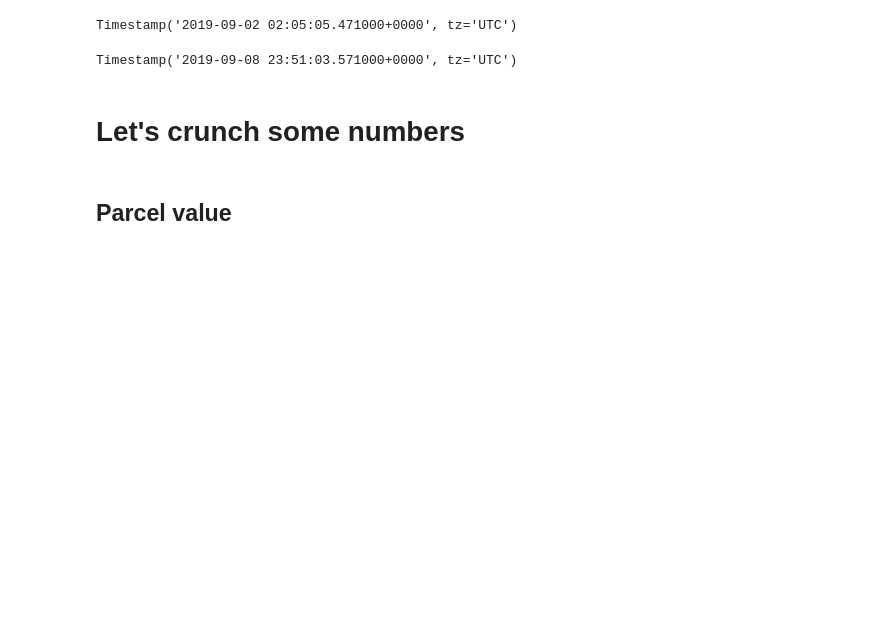
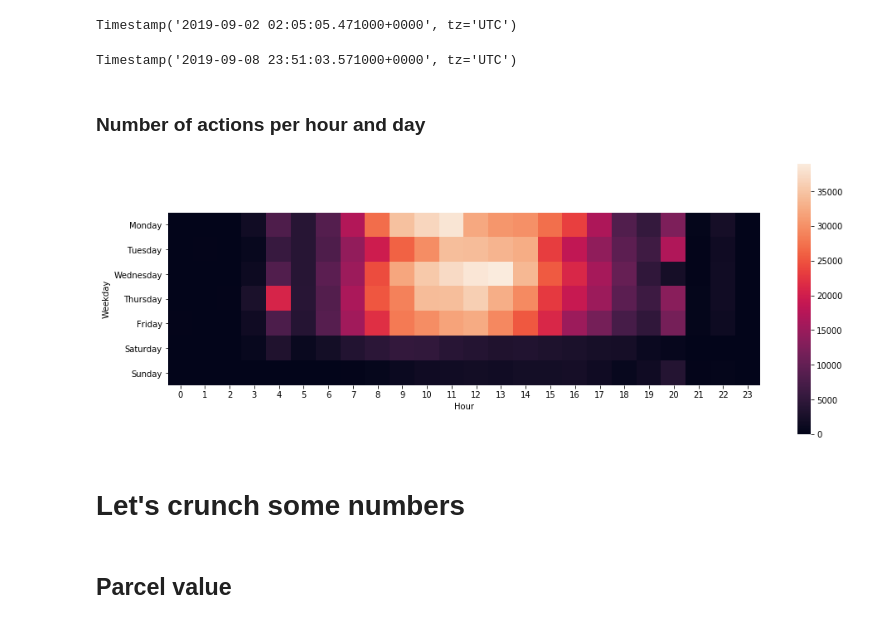
Before and after one commit to Garrus990/pointp, a Jupyter notebook: pointp_data.ipynb, the cells around one changed output. Drawn from its saved outputs; the diff is of its cells as text; code cells hidden in the pictures; blank space fills up the shorter version.

Commit message:
Diagram of actions per weekday and hour.

```diff
--- a/pointp_data.ipynb
+++ b/pointp_data.ipynb
@@ -37,6 +37,9 @@ data.columns = data.columns.str.replace('.1', '_row')
 # make size categorical and ordered
 parcel_size_cat = CategoricalDtype(categories=["A", "B", "C"], ordered=True)
 data['size_row'] = data['size_row'].astype(parcel_size_cat)
+
+# last row is some metadata, we may safely ignore it
+data = data[:-1]
 # %%
 data.shape
 # %% [output]
@@ -79,6 +82,20 @@ Timestamp('2019-09-02 02:05:05.471000+0000', tz='UTC')
 max(data['date_created'])
 # %% [output]
 Timestamp('2019-09-08 23:51:03.571000+0000', tz='UTC')
+# %% [markdown]
+### Number of actions per hour and day
+# %%
+data = data.assign(weekday_created=data['date_created'].dt.day_name(), hour_created=data['date_created'].dt.hour)
+weekday_cat = CategoricalDtype(categories=["Monday", "Tuesday", "Wednesday", "Thursday", "Friday", "Saturday", "Sunday"], ordered=True)
+data['weekday_created'] = data['weekday_created'].astype(weekday_cat)
+# %%
+plt.figure(figsize=(16, 6))
+sns.heatmap(pd.crosstab(data['weekday_created'], data['hour_created']), square=True)
+plt.xlabel('Hour')
+plt.ylabel('Weekday')
+plt.show()
+# %% [output]
+[figure, added]
 # %% [markdown]
 # Let's crunch some numbers
 # %% [markdown]
```
Also changed, not shown: parts of 7 cells of this notebook.
